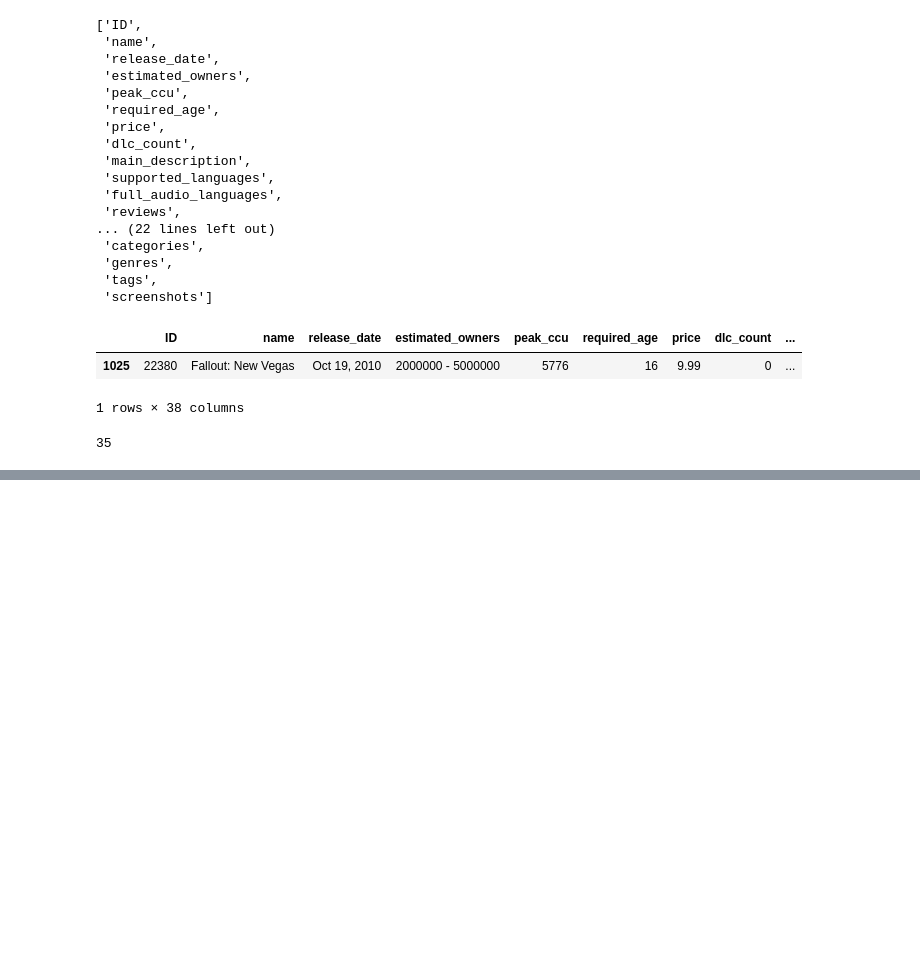
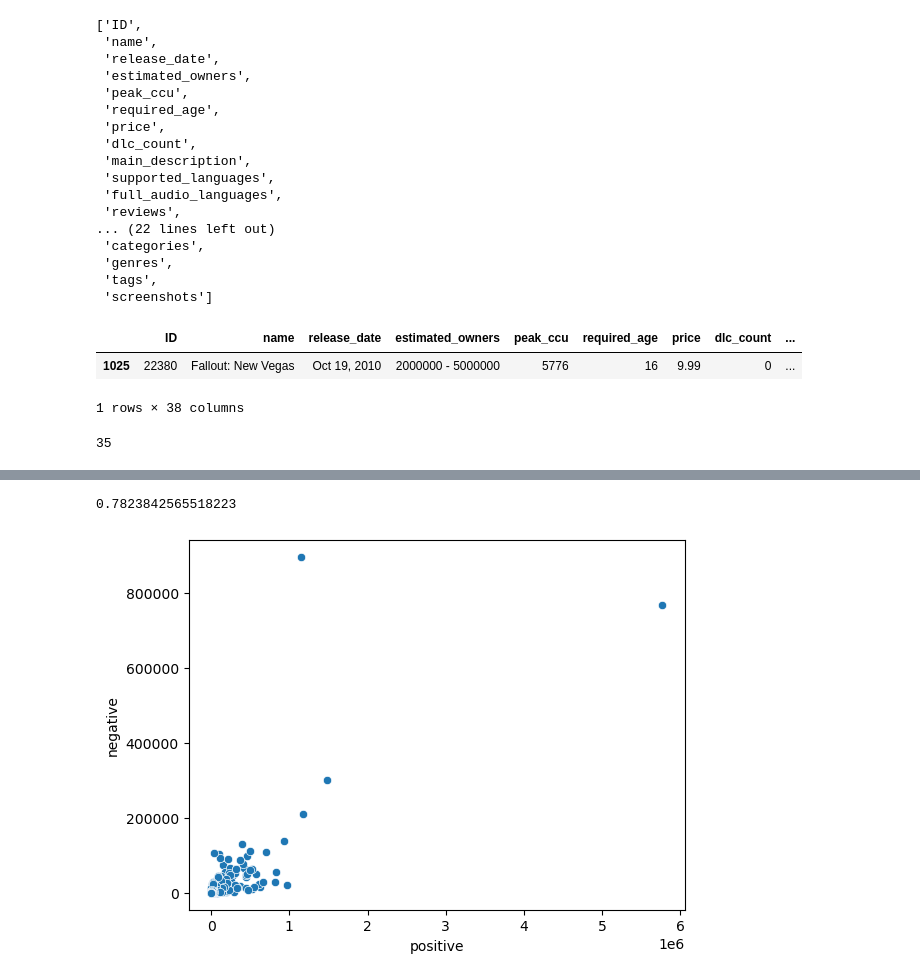
Before and after one commit to FlipBrooke/AI, a Jupyter notebook: Semester 1/Games/Games.ipynb, the cells around one changed output, grey strips where cells are left out. Saved outputs shown, nothing was run; the diff lists cells and outputs as text; code cells hidden in the pictures; blank space fills up the shorter version.

```diff
--- a/Semester 1/Games/Games.ipynb
+++ b/Semester 1/Games/Games.ipynb
@@ -36,0 +47,6 @@ len(df[df['name'].str.contains("Call of Duty", na=False)])
+# %%
+sns.scatterplot(data=df, x='positive', y='negative')
+df['positive'].corr(df['negative'])
+# %% [output]
+0.7823842565518223
+[figure, added]
```
Also changed, not shown: parts of 4 cells of this notebook, 1 other file.
